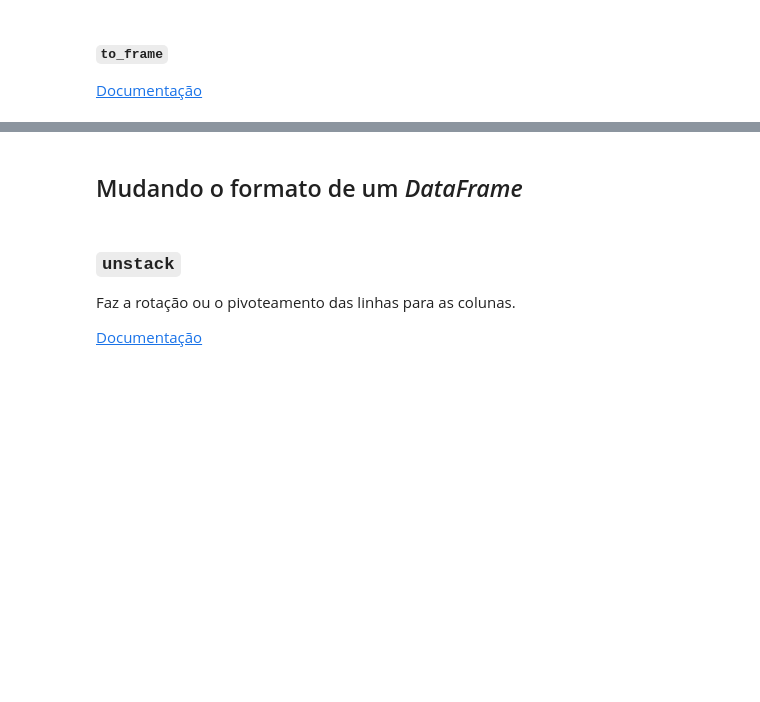
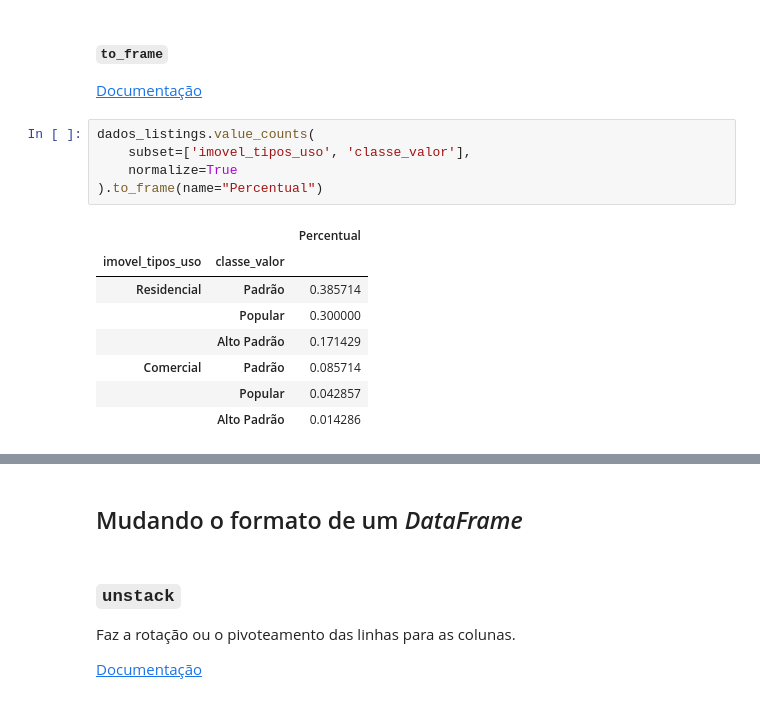
Before and after one commit to josenaldo/alura-cds-python-pandas-tecnicas-avancadas, a Jupyter notebook: notebook/Projeto.ipynb, the cells around one changed output, grey strips where cells are left out. Drawn from its saved outputs; the diff is of its cells as text; blank space fills up the shorter version.

```diff
--- a/notebook/Projeto.ipynb
+++ b/notebook/Projeto.ipynb
@@ -1741,3 +1800,17 @@ grupamento.agg(func=['min',  'mean', 'max', 'std']).round()
 #### `to_frame`
 
 [Documentação](https://pandas.pydata.org/pandas-docs/stable/reference/api/pandas.Series.to_frame.html)
+# %%
+dados_listings.value_counts(
+    subset=['imovel_tipos_uso', 'classe_valor'],
+    normalize=True
+).to_frame(name="Percentual")
+# %% [output]
+|  |  | Percentual |
+| imovel_tipos_uso | classe_valor |  |
+| Residencial | Padrão | 0.385714 |
+|  | Popular | 0.300000 |
+|  | Alto Padrão | 0.171429 |
+| Comercial | Padrão | 0.085714 |
+|  | Popular | 0.042857 |
+|  | Alto Padrão | 0.014286 |
```
Also changed, not shown: parts of 9 cells of this notebook.
